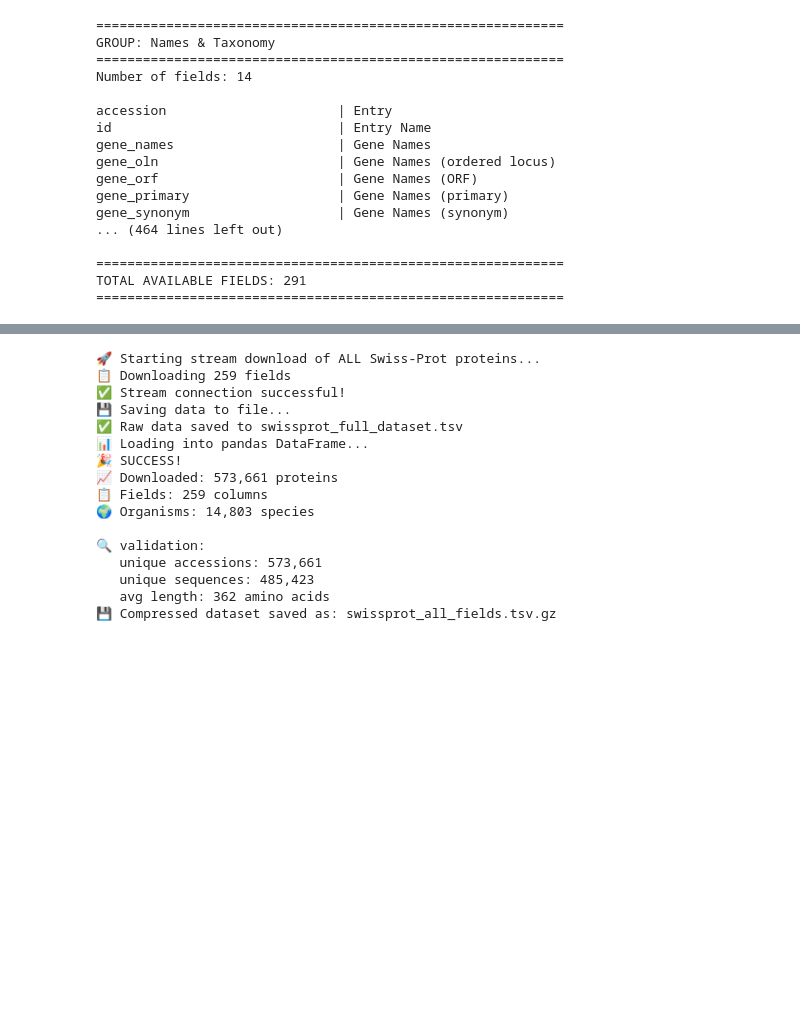
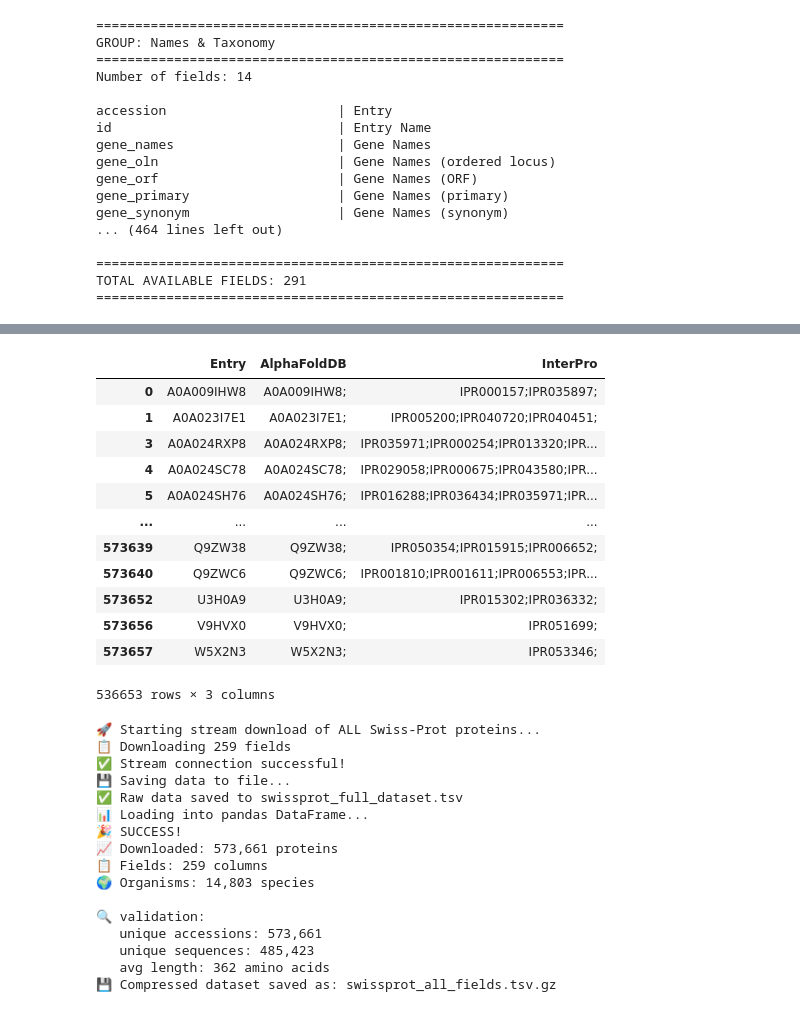
Before and after one commit to arjun-banerjee/PLMNeuron, a Jupyter notebook: analysis/swissprot_cam.ipynb, the cells around one changed output, grey strips where cells are left out. Cells and saved outputs as stored; diff of their text form; code cells hidden in the pictures; blank space fills up the shorter version.

```diff
--- a/analysis/swissprot_cam.ipynb
+++ b/analysis/swissprot_cam.ipynb
@@ -173,3 +201,25 @@ if df_full is not None:
+# %%
+# get a filtered df where AlphaFoldDB and InterPro columns are not empty
+df_filtered = df_full[df_full["AlphaFoldDB"].notna() & df_full["InterPro"].notna()]
+
+# save df_filtered to csv
+df_filtered.to_csv("data/swissprot_filtered.csv", index=False)
+# %%
+df_filtered[["Entry", "AlphaFoldDB", "InterPro"]]
+# %% [output]
+|  | Entry | AlphaFoldDB | InterPro |
+| 0 | A0A009IHW8 | A0A009IHW8; | IPR000157;IPR035897; |
+| 1 | A0A023I7E1 | A0A023I7E1; | IPR005200;IPR040720;IPR040451; |
+| 3 | A0A024RXP8 | A0A024RXP8; | IPR035971;IPR000254;IPR013320;IPR... |
+| 4 | A0A024SC78 | A0A024SC78; | IPR029058;IPR000675;IPR043580;IPR... |
+| 5 | A0A024SH76 | A0A024SH76; | IPR016288;IPR036434;IPR035971;IPR... |
+| ... | ... | ... | ... |
+| 573639 | Q9ZW38 | Q9ZW38; | IPR050354;IPR015915;IPR006652; |
+| 573640 | Q9ZWC6 | Q9ZWC6; | IPR001810;IPR001611;IPR006553;IPR... |
+| 573652 | U3H0A9 | U3H0A9; | IPR015302;IPR036332; |
+| 573656 | V9HVX0 | V9HVX0; | IPR051699; |
+| 573657 | W5X2N3 | W5X2N3; | IPR053346; |
+536653 rows × 3 columns
 # %%
 def analyze_df(df):
 
```
Also changed, not shown: parts of 4 cells of this notebook.
